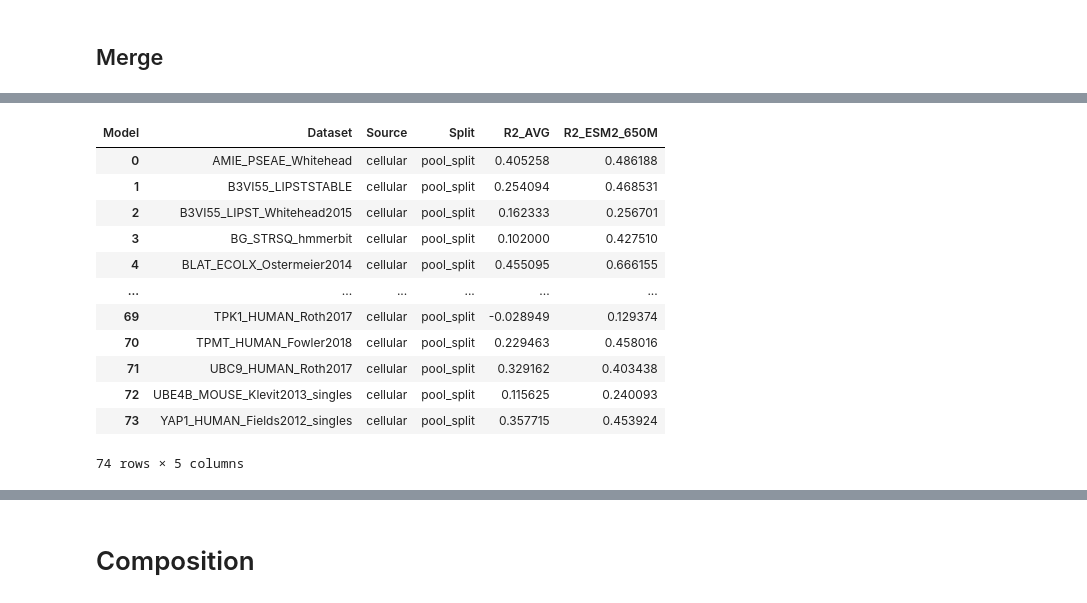
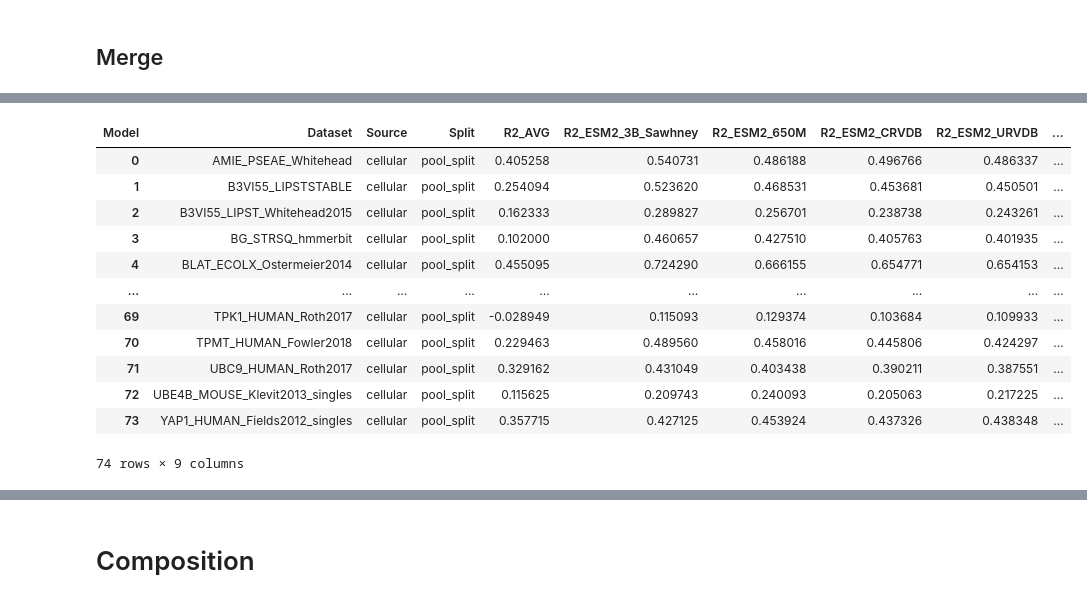
Before and after one commit to ziul-bio/DMS-SiteEffect-PLM, a Jupyter notebook: notebooks/regression.ipynb, the cells around one changed output, grey strips where cells are left out. Saved outputs shown, nothing was run; the diff lists cells and outputs as text; code cells hidden in the pictures.

```diff
--- a/notebooks/regression.ipynb
+++ b/notebooks/regression.ipynb
@@ -371,0 +432,13 @@ esm2_lasscv_grouped
+# %%
+esm2_URVDB_lasso = pd.DataFrame()
+for model in ['esm2_650M_URVDB']:
+    for source in ['viral', 'cellular']:
+        res_dir_path = f'../experiments/lassoCV/{model}/{source}/pool_split/'
+        res = read_results(res_dir_path, model)
+
+        res['Source'] = source
+        res['Split'] = method
+        esm2_URVDB_lasso = pd.concat([esm2_URVDB_lasso , res], ignore_index=True)
+
+esm2_URVDB_lasscv_grouped = esm2_URVDB_lasso.groupby(['Dataset', 'Source', 'Model', 'Split',], as_index=False)['R2_score_test'].mean()
+esm2_URVDB_lasscv_grouped
@@ -371,0 +461,13 @@ esm2_lasscv_grouped
+# %%
+esm2_3B_Sawhney_lasso = pd.DataFrame()
+for model in ['esm2_3B_Sawhney']:
+    for source in ['viral', 'cellular']:
+        res_dir_path = f'../experiments/lassoCV/{model}/{source}/pool_split/'
+        res = read_results(res_dir_path, model)
+
+        res['Source'] = source
+        res['Split'] = method
+        esm2_3B_Sawhney_lasso = pd.concat([esm2_3B_Sawhney_lasso , res], ignore_index=True)
+
+esm2_3B_Sawhney_lasscv_grouped = esm2_3B_Sawhney_lasso.groupby(['Dataset', 'Source', 'Model', 'Split',], as_index=False)['R2_score_test'].mean()
+esm2_3B_Sawhney_lasscv_grouped
@@ -372,7 +488,12 @@ esm2_lasscv_grouped
 # %% [markdown]
 ## Merge
 # %%
-res = pd.concat([esm2_lasscv_grouped, AGV_grouped], axis=0)
+res = pd.concat([
+    AGV_grouped, esm2_lasscv_grouped,
+    esmc_lasscv_grouped, esm2_CRVDB_lasscv_grouped,
+    esm2_URVDB_lasscv_grouped, esm2_3B_Sawhney_lasscv_grouped
+    ], axis=0)
+
 res
 # %% [output]
 |  | Dataset | Source | Model | Split | R2_score_test |
@@ -391,19 +512,23 @@ res
 # %%
 res_pivot = pd.pivot_table(res, index=['Dataset','Source', 'Split'], columns= 'Model', values='R2_score_test').reset_index()
-res_pivot = res_pivot.rename(columns={"AVG":"R2_AVG", "esm2_650M":"R2_ESM2_650M"})
+res_pivot = res_pivot.rename(columns={
+    "AVG":"R2_AVG",
+    "esm2_650M":"R2_ESM2_650M", "esmc_600M":"R2_ESMC_600M",
+    "esm2_650M_CRVDB":"R2_ESM2_CRVDB", "esm2_650M_URVDB":"R2_ESM2_URVDB",  "esm2_3B_Sawhney": "R2_ESM2_3B_Sawhney"
+    })
 res_pivot
 # %% [output]
-| Model | Dataset | Source | Split | R2_AVG | R2_ESM2_650M |
-| 0 | AMIE_PSEAE_Whitehead | cellular | pool_split | 0.405258 | 0.486188 |
-| 1 | B3VI55_LIPSTSTABLE | cellular | pool_split | 0.254094 | 0.468531 |
-| 2 | B3VI55_LIPST_Whitehead2015 | cellular | pool_split | 0.162333 | 0.256701 |
-| 3 | BG_STRSQ_hmmerbit | cellular | pool_split | 0.102000 | 0.427510 |
-| 4 | BLAT_ECOLX_Ostermeier2014 | cellular | pool_split | 0.455095 | 0.666155 |
-| ... | ... | ... | ... | ... | ... |
-| 69 | TPK1_HUMAN_Roth2017 | cellular | pool_split | -0.028949 | 0.129374 |
-| 70 | TPMT_HUMAN_Fowler2018 | cellular | pool_split | 0.229463 | 0.458016 |
-| 71 | UBC9_HUMAN_Roth2017 | cellular | pool_split | 0.329162 | 0.403438 |
-| 72 | UBE4B_MOUSE_Klevit2013_singles | cellular | pool_split | 0.115625 | 0.240093 |
-| 73 | YAP1_HUMAN_Fields2012_singles | cellular | pool_split | 0.357715 | 0.453924 |
+| Model | Dataset | Source | Split | R2_AVG | R2_ESM2_3B_Sawhney | R2_ESM2_650M | R2_ESM2_CRVDB | R2_ESM2_URVDB | ... |
+| 0 | AMIE_PSEAE_Whitehead | cellular | pool_split | 0.405258 | 0.540731 | 0.486188 | 0.496766 | 0.486337 | ... |
+| 1 | B3VI55_LIPSTSTABLE | cellular | pool_split | 0.254094 | 0.523620 | 0.468531 | 0.453681 | 0.450501 | ... |
+| 2 | B3VI55_LIPST_Whitehead2015 | cellular | pool_split | 0.162333 | 0.289827 | 0.256701 | 0.238738 | 0.243261 | ... |
+| 3 | BG_STRSQ_hmmerbit | cellular | pool_split | 0.102000 | 0.460657 | 0.427510 | 0.405763 | 0.401935 | ... |
+| 4 | BLAT_ECOLX_Ostermeier2014 | cellular | pool_split | 0.455095 | 0.724290 | 0.666155 | 0.654771 | 0.654153 | ... |
+| ... | ... | ... | ... | ... | ... | ... | ... | ... | ... |
+| 69 | TPK1_HUMAN_Roth2017 | cellular | pool_split | -0.028949 | 0.115093 | 0.129374 | 0.103684 | 0.109933 | ... |
+| 70 | TPMT_HUMAN_Fowler2018 | cellular | pool_split | 0.229463 | 0.489560 | 0.458016 | 0.445806 | 0.424297 | ... |
+| 71 | UBC9_HUMAN_Roth2017 | cellular | pool_split | 0.329162 | 0.431049 | 0.403438 | 0.390211 | 0.387551 | ... |
+| 72 | UBE4B_MOUSE_Klevit2013_singles | cellular | pool_split | 0.115625 | 0.209743 | 0.240093 | 0.205063 | 0.217225 | ... |
+| 73 | YAP1_HUMAN_Fields2012_singles | cellular | pool_split | 0.357715 | 0.427125 | 0.453924 | 0.437326 | 0.438348 | ... |
-74 rows × 5 columns
+74 rows × 9 columns
 # %%
```
Also changed, not shown: parts of 18 cells of this notebook, 4 other files.
